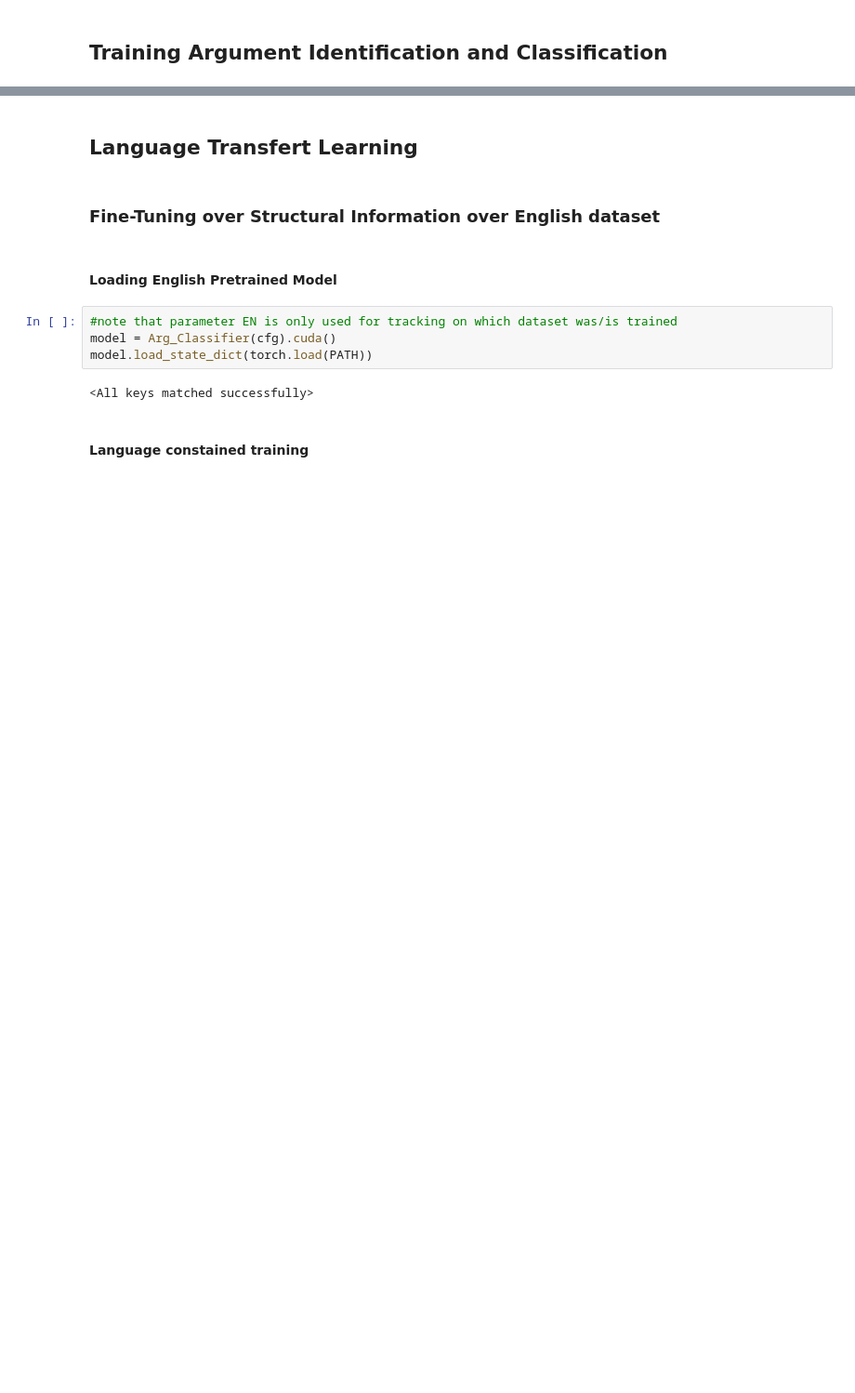
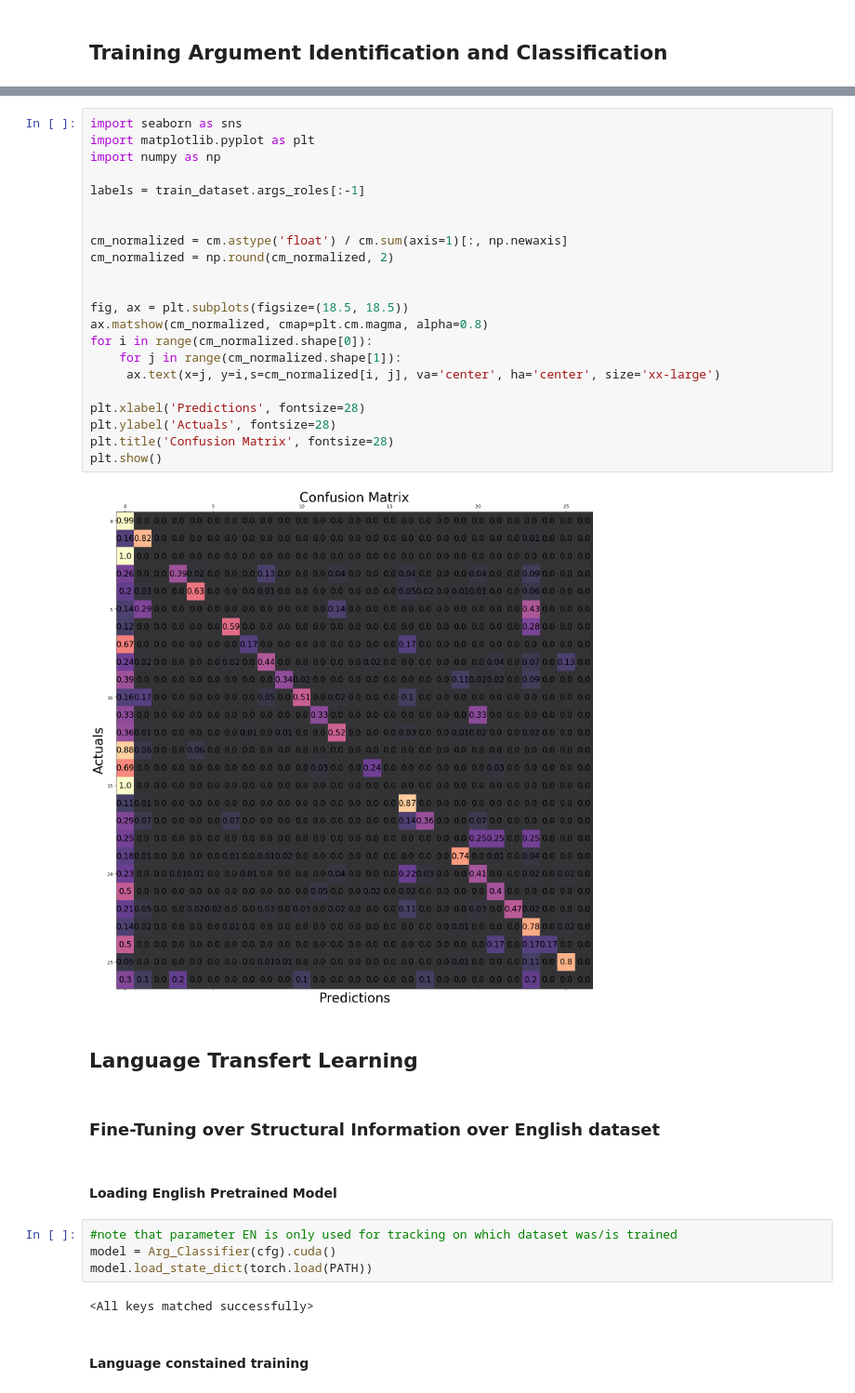
Before and after one commit to FrancescoPeracchia/SRL-NLP, a Jupyter notebook: train.ipynb, the cells around one changed output, grey strips where cells are left out. Shown: that part at 93% size. Saved outputs shown, nothing was run; the diff lists cells and outputs as text; blank space fills up the shorter version.

```diff
--- a/train.ipynb
+++ b/train.ipynb
@@ -924,3 +939,27 @@ F1 avg eval : 0.9820245290429902
+# %%
+import seaborn as sns
+import matplotlib.pyplot as plt
+import numpy as np
+
+labels = train_dataset.args_roles[:-1]
+
+
+cm_normalized = cm.astype('float') / cm.sum(axis=1)[:, np.newaxis]
+cm_normalized = np.round(cm_normalized, 2)
+
+
+fig, ax = plt.subplots(figsize=(18.5, 18.5))
+ax.matshow(cm_normalized, cmap=plt.cm.magma, alpha=0.8)
+for i in range(cm_normalized.shape[0]):
+    for j in range(cm_normalized.shape[1]):
+     ax.text(x=j, y=i,s=cm_normalized[i, j], va='center', ha='center', size='xx-large')
+
+plt.xlabel('Predictions', fontsize=28)
+plt.ylabel('Actuals', fontsize=28)
+plt.title('Confusion Matrix', fontsize=28)
+plt.show()
+# %% [output]
+[figure, added]
 # %% [markdown]
 ## Language Transfert Learning
 # %% [markdown]
```
Also changed, not shown: parts of 15 cells of this notebook, 11 other files.
